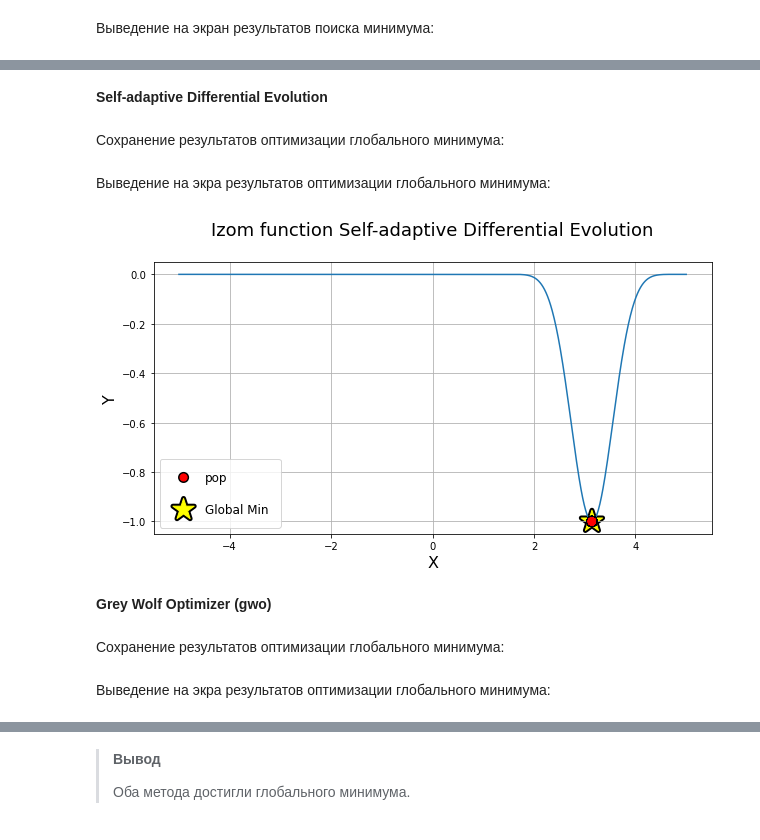
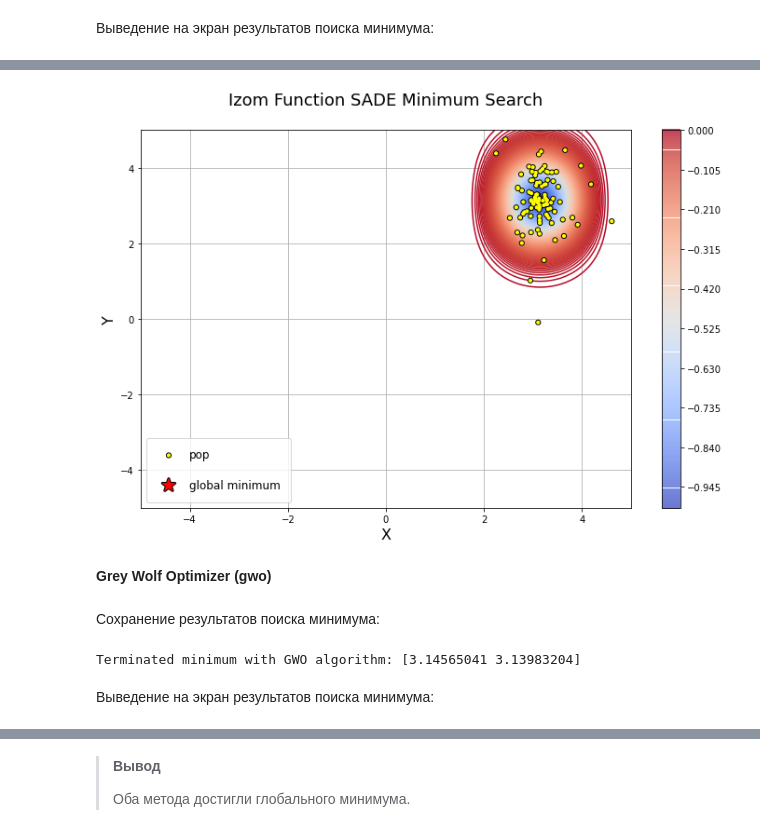
Before and after one commit to tidalinn/mai_term01_artificial_intelligence_course, a Jupyter notebook: 02_laboratory_work.ipynb, the cells around one changed output, grey strips where cells are left out. Saved outputs shown, nothing was run; the diff lists cells and outputs as text; code cells hidden in the pictures.

```diff
--- a/02_laboratory_work.ipynb
+++ b/02_laboratory_work.ipynb
@@ -147,28 +149,25 @@ def get_problem_pop(loss_f: Mapping,
 # %%
-def get_algo_pop(prob: Mapping,
-                 algo_f: Mapping,
-                 gens: int = 1000,
-                 pops: int = 100):
-
-    """Get search params and best param
+def get_algo_pop(prob, algo_f: Mapping, title='', pops=100, **params):
+    """Get algo and pop
 
        Args:
-           loss_f (Mapping): loss function
-           algo_f (Mapping): algorithm function
-           gens (int, optional): number of gens. Defaults to 1000
+           prob (Generic): problem
+           algo_f (Mapping): algorithm
            pops (int, optional): number of pops. Defaults to 100
+           *kwargs: gen=..., limit=..., etc.
 
        Return:
-           Tuple: x and f values, best x
+           Tuple: algo, pop
     """
 
-    algo = pg.algorithm(algo_f(gen=gens))
-    algo.set_verbosity(pops)
-
+    pop = pg.population(prob, pops)
+    algo = pg.algorithm(algo_f(**params))
     pop = pg.population(prob, pops)
     pop = algo.evolve(pop)
 
-    return pop.get_x()[:, 0], pop.get_f()[:, 0], pop.champion_x
+    print(f'Terminated minimum with {title} algorithm:', pop.champion_x)
+
+    return algo, pop
 # %% [markdown]
 <div style="height: 2px; background-color: blue; opacity: 0.2; margin: 10px 0;"></div>
 # %% [markdown]
@@ -180,0 +182,2 @@ def izom_loss(x, y):
+# %%
+prob = Problem(izom_loss)
@@ -181,4 +186,4 @@ def izom_loss(x, y):
 # %% [markdown]
 Сохранение результатов поиска минимума:
-# %%
-get_x, get_f, champion_x, prob = get_problem_pop(izom_loss)
+# %%
+algo, pop = get_algo_pop(prob, pg.sade, 'SADE', gen=10)
@@ -194,4 +193,0 @@ plot_function_min_search_2d(x_linear, y_linear, izom_loss,
-# %% [markdown]
-**Self-adaptive Differential Evolution**
-# %% [markdown]
-Сохранение результатов оптимизации глобального минимума:
@@ -200,17 +194,15 @@ get_x, get_f, champion_x = get_algo_pop(prob, pg.sade)
-# %% [markdown]
-Выведение на экра результатов оптимизации глобального минимума:
-# %%
-plot_function_min_search_2d(x_linear, y_linear, izom_loss,
-                            [get_x, get_f],
-                            'Izom function Self-adaptive Differential Evolution',
-                            champion_x)
-# %% [output]
-[figure, removed]
+# %%
+plot_contour_search_2d(x_linear, y_linear, izom_loss, pop,
+                       'Izom Function SADE Minimum Search')
+# %% [output]
+[figure, added]
 # %% [markdown]
 **Grey Wolf Optimizer (gwo)**
 # %% [markdown]
-Сохранение результатов оптимизации глобального минимума:
+Сохранение результатов поиска минимума:
 # %%
-get_x, get_f, champion_x = get_algo_pop(prob, pg.gwo)
+algo, pop = get_algo_pop(prob, pg.gwo, 'GWO', gen=10)
+# %% [output]
+Terminated minimum with GWO algorithm: [3.14565041 3.13983204]
 # %% [markdown]
-Выведение на экра результатов оптимизации глобального минимума:
+Выведение на экран результатов поиска минимума:
```
Also changed, not shown: parts of 69 cells of this notebook, 2 other files.
